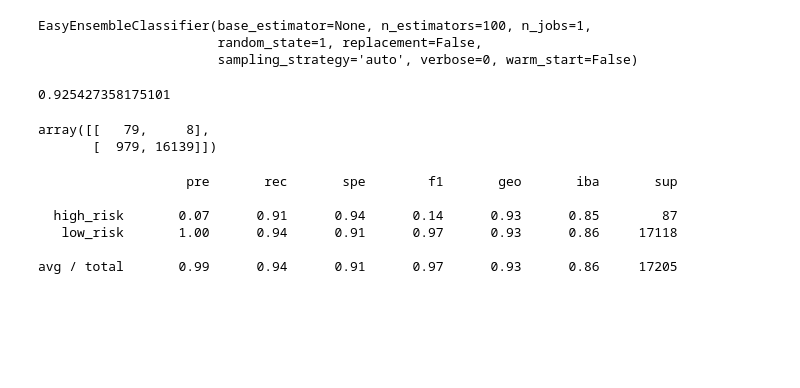
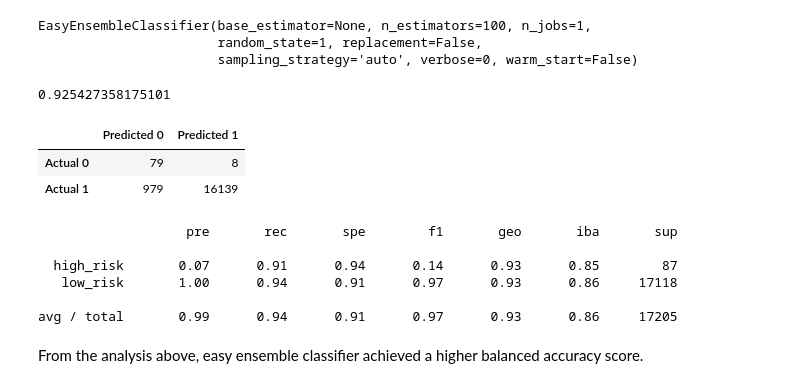
Before and after one commit to junweiluo/MachineLearning, a Jupyter notebook: Starter_Code/credit_risk_ensemble.ipynb, the cells around one changed output. Saved outputs shown, nothing was run; the diff lists cells and outputs as text; code cells hidden in the pictures; blank space fills up the shorter version.

```diff
--- a/Starter_Code/credit_risk_ensemble.ipynb
+++ b/Starter_Code/credit_risk_ensemble.ipynb
@@ -226,12 +229,16 @@ balanced_accuracy_score(y_test, predictions)
 # %%
 # Display the confusion matrix
 # YOUR CODE HERE
 from sklearn.metrics import confusion_matrix
-
-confusion_matrix(y_test, predictions)
+cm = confusion_matrix(y_test, predictions)
+cm_df = pd.DataFrame(
+    cm, index=["Actual 0", "Actual 1"], columns=["Predicted 0", "Predicted 1"]
+)
+cm_df
 # %% [output]
-array([[   79,     8],
-       [  979, 16139]])
+|  | Predicted 0 | Predicted 1 |
+| Actual 0 | 79 | 8 |
+| Actual 1 | 979 | 16139 |
 # %%
 # Print the imbalanced classification report
 # YOUR CODE HERE
@@ -245,3 +251,5 @@ print(classification_report_imbalanced(y_test, predictions))
    low_risk       1.00      0.94      0.91      0.97      0.93      0.86     17118
 
 avg / total       0.99      0.94      0.91      0.97      0.93      0.86     17205
+# %% [markdown]
+From the analysis above, easy ensemble classifier achieved a higher balanced accuracy score.
```
Also changed, not shown: parts of 7 cells of this notebook.
